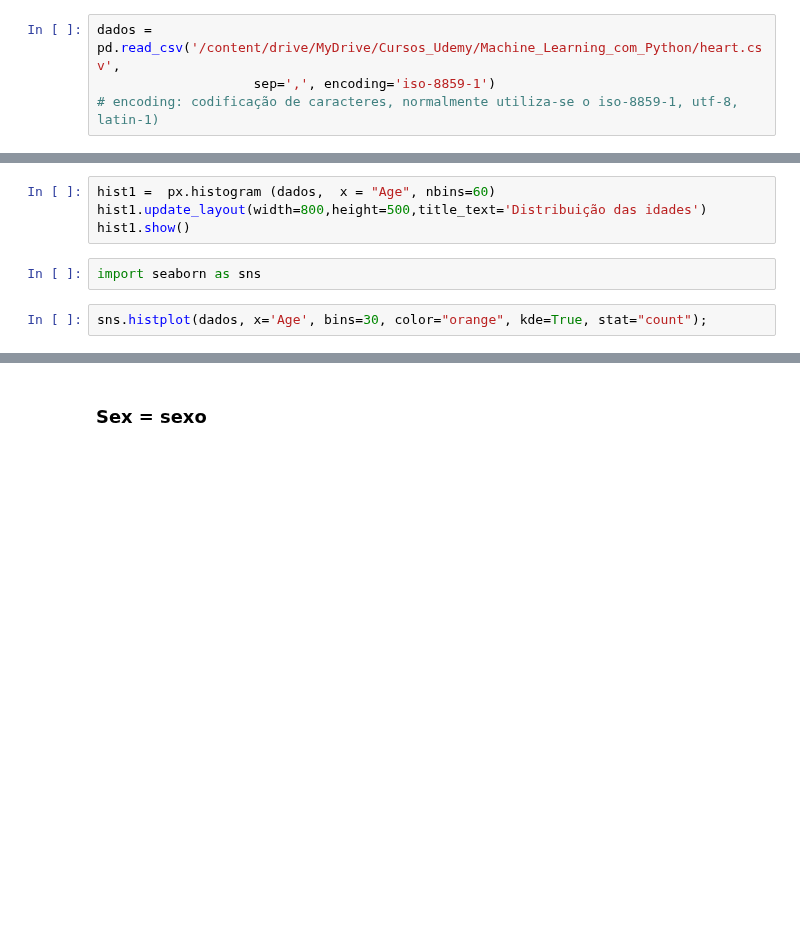
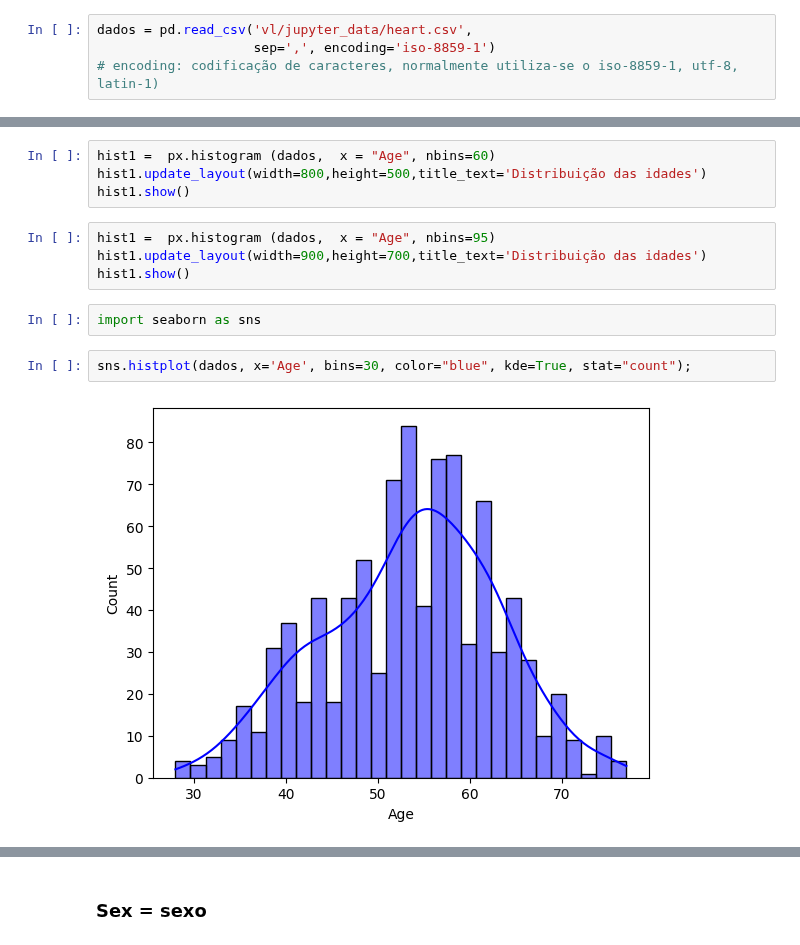
Before and after one commit to diegodila/AIEngineering, a Jupyter notebook: machine_learning/tratamento_classificacao.ipynb, the cells around one changed output, grey strips where cells are left out. Cells and saved outputs as stored; diff of their text form; blank space fills up the shorter version.

```diff
--- a/machine_learning/tratamento_classificacao.ipynb
+++ b/machine_learning/tratamento_classificacao.ipynb
@@ -10,7 +10,7 @@ https://www.kaggle.com/fedesoriano/heart-failure-prediction/version/1
 import numpy as np
 import pandas as pd
 # %%
-dados = pd.read_csv('/content/drive/MyDrive/Cursos_Udemy/Machine_Learning_com_Python/heart.csv',
+dados = pd.read_csv('vl/jupyter_data/heart.csv',
                     sep=',', encoding='iso-8859-1')
 # encoding: codificação de caracteres, normalmente utiliza-se o iso-8859-1, utf-8, latin-1)
 # %% [markdown]
@@ -42,7 +104,13 @@ import plotly.express as px
 hist1 =  px.histogram (dados,  x = "Age", nbins=60)
 hist1.update_layout(width=800,height=500,title_text='Distribuição das idades')
 hist1.show()
+# %%
+hist1 =  px.histogram (dados,  x = "Age", nbins=95)
+hist1.update_layout(width=900,height=700,title_text='Distribuição das idades')
+hist1.show()
 # %%
 import seaborn as sns
 # %%
-sns.histplot(dados, x='Age', bins=30, color="orange", kde=True, stat="count");
+sns.histplot(dados, x='Age', bins=30, color="blue", kde=True, stat="count");
+# %% [output]
+[figure, added]
```
Also changed, not shown: parts of 11 cells of this notebook.
